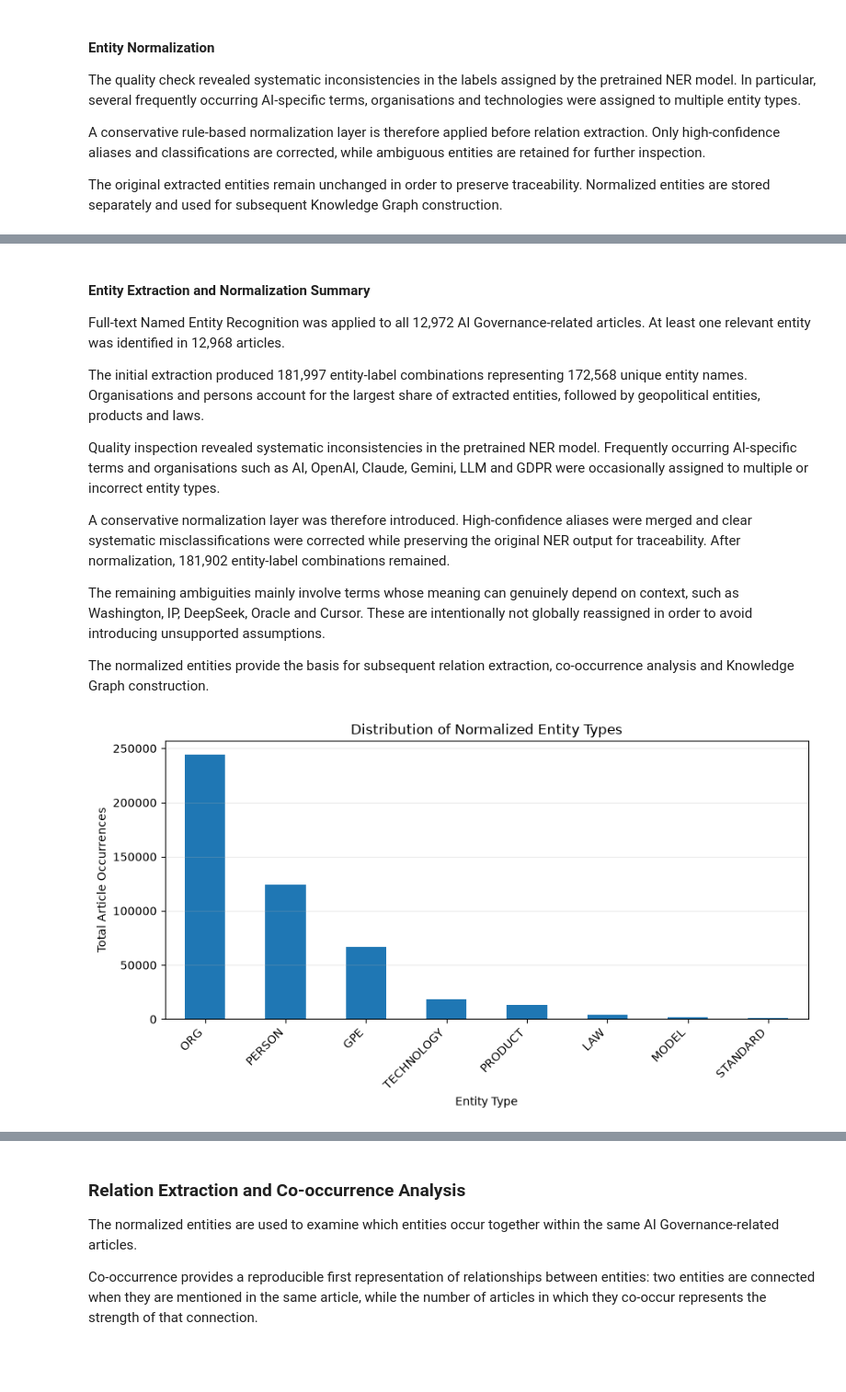
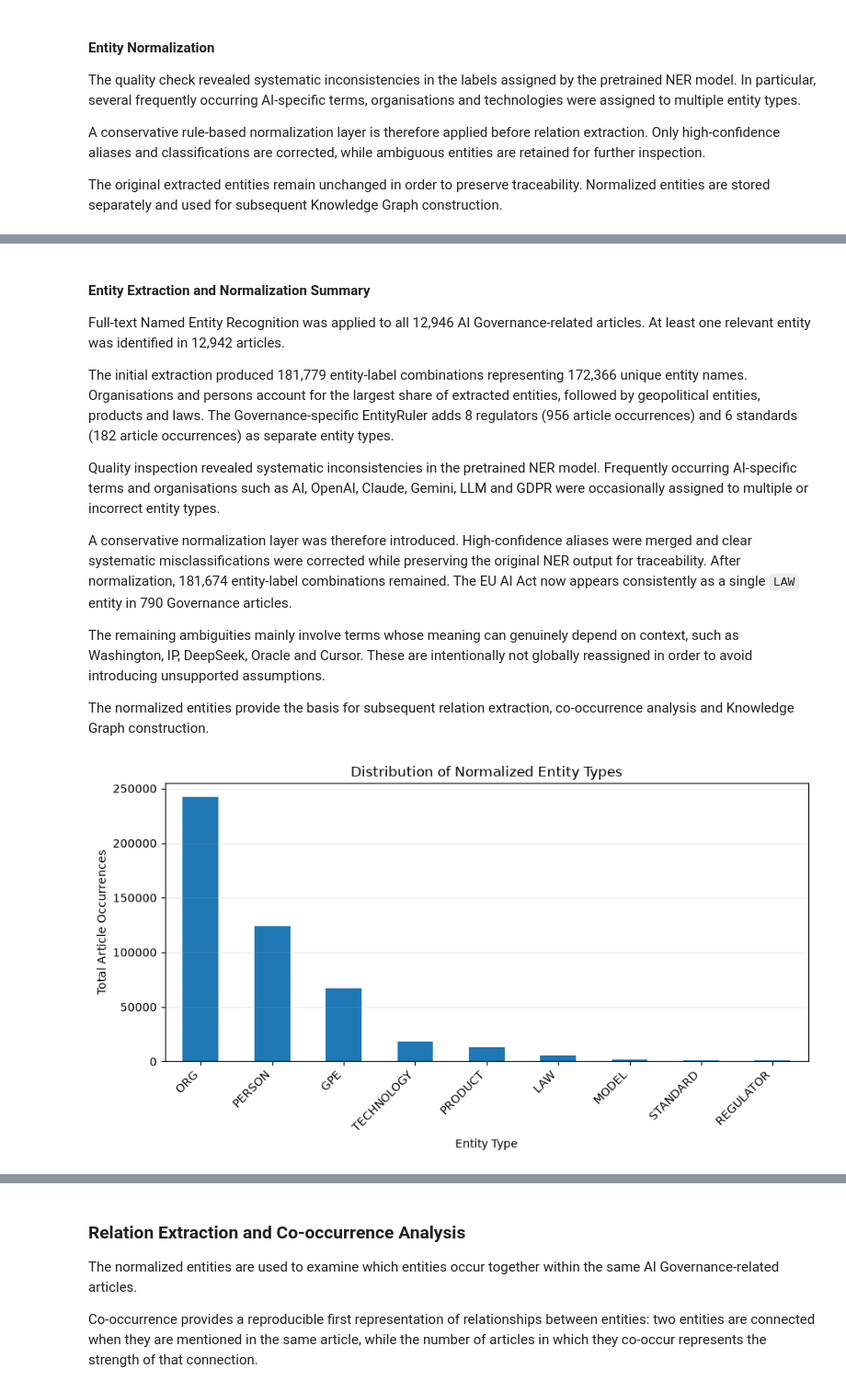
Before and after one commit to 341235/CTL, a Jupyter notebook: notebooks/stage1_ai_governance/Stage1_AI_Governance.ipynb, the cells around one changed output, grey strips where cells are left out. Shown at 92% size. Cells and saved outputs as stored; diff of their text form; code cells hidden in the pictures; blank space fills up the shorter version.

```diff
--- a/notebooks/stage1_ai_governance/Stage1_AI_Governance.ipynb
+++ b/notebooks/stage1_ai_governance/Stage1_AI_Governance.ipynb
@@ -3057,14 +3425,6 @@ spaCy model loaded successfully.
 # %%
 import time
 import pandas as pd
-
-ENTITY_TYPES = {
-    "ORG",
-    "PERSON",
-    "GPE",
-    "LAW",
-    "PRODUCT"
-}
 
 benchmark_results = []
 
@@ -3738,7 +4105,20 @@ ENTITY_ALIASES = {
     "UK": "United Kingdom",
     "EU": "European Union",
 
-    "Donald Trump": "Trump"
+    "Donald Trump": "Trump",
+
+    # Governance-specific variants
+    "AI Act": "EU AI Act",
+    "Artificial Intelligence Act": "EU AI Act",
+    "General Data Protection Regulation": "GDPR",
+    "California Consumer Privacy Act": "CCPA",
+    "AI RMF": "NIST AI RMF",
+    "AI Risk Management Framework": "NIST AI RMF",
+    "ISO 42001": "ISO/IEC 42001",
+    "Federal Trade Commission": "FTC",
+    "National Institute of Standards and Technology": "NIST",
+    "EU AI Office": "AI Office",
+    "European AI Office": "AI Office"
 }
 
 # High-confidence type corrections for frequently occurring entities.
@@ -3804,7 +4184,22 @@ ENTITY_TYPE_OVERRIDES = {
     "Android": "PRODUCT",
 
     # Regulation
-    "GDPR": "LAW"
+    "GDPR": "LAW",
+    "EU AI Act": "LAW",
+    "CCPA": "LAW",
+    "Digital Services Act": "LAW",
+    "Digital Markets Act": "LAW",
+
+    # Governance standards and frameworks
+    "NIST AI RMF": "STANDARD",
+    "ISO/IEC 42001": "STANDARD",
+    "OECD AI Principles": "STANDARD",
+
+    # Regulatory and standard-setting authorities
+    "FTC": "REGULATOR",
+    "NIST": "REGULATOR",
+    "AI Office": "REGULATOR",
+    "European Commission": "REGULATOR"
 }
 
 
@@ -3973,13 +4368,13 @@ Most frequent remaining ambiguities:
 # %% [markdown]
 #### Entity Extraction and Normalization Summary
 
-Full-text Named Entity Recognition was applied to all 12,972 AI Governance-related articles. At least one relevant entity was identified in 12,968 articles.
+Full-text Named Entity Recognition was applied to all 12,946 AI Governance-related articles. At least one relevant entity was identified in 12,942 articles.
 
-The initial extraction produced 181,997 entity-label combinations representing 172,568 unique entity names. Organisations and persons account for the largest share of extracted entities, followed by geopolitical entities, products and laws.
+The initial extraction produced 181,779 entity-label combinations representing 172,366 unique entity names. Organisations and persons account for the largest share of extracted entities, followed by geopolitical entities, products and laws. The Governance-specific EntityRuler adds 8 regulators (956 article occurrences) and 6 standards (182 article occurrences) as separate entity types.
 
 Quality inspection revealed systematic inconsistencies in the pretrained NER model. Frequently occurring AI-specific terms and organisations such as AI, OpenAI, Claude, Gemini, LLM and GDPR were occasionally assigned to multiple or incorrect entity types.
 
-A conservative normalization layer was therefore introduced. High-confidence aliases were merged and clear systematic misclassifications were corrected while preserving the original NER output for traceability. After normalization, 181,902 entity-label combinations remained.
+A conservative normalization layer was therefore introduced. High-confidence aliases were merged and clear systematic misclassifications were corrected while preserving the original NER output for traceability. After normalization, 181,674 entity-label combinations remained. The EU AI Act now appears consistently as a single `LAW` entity in 790 Governance articles.
 
 The remaining ambiguities mainly involve terms whose meaning can genuinely depend on context, such as Washington, IP, DeepSeek, Oracle and Cursor. These are intentionally not globally reassigned in order to avoid introducing unsupported assumptions.
 
@@ -3987,29 +4382,30 @@ The normalized entities provide the basis for subsequent relation extraction, co
 # %%
 # Summarize article occurrences by normalized entity type
 normalized_type_summary = (
     normalized_entity_frequency
     .groupby("Type")["Article Frequency"]
     .sum()
     .sort_values(ascending=False)
 )
 
 plt.figure(figsize=(9, 5))
 
 normalized_type_summary.plot(
     kind="bar"
 )
 
 plt.title("Distribution of Normalized Entity Types")
 plt.xlabel("Entity Type")
 plt.ylabel("Total Article Occurrences")
 
 plt.xticks(rotation=45, ha="right")
 plt.grid(axis="y", alpha=0.25)
 
 plt.tight_layout()
+save_figure("entity_types")
 plt.show()
 # %% [output]
-[figure, old version]
+[figure, new version]
 # %%
 # Save the normalized entity output separately so it can be
 # reused without repeating the normalization workflow.
```
Also changed, not shown: parts of 102 cells of this notebook.
